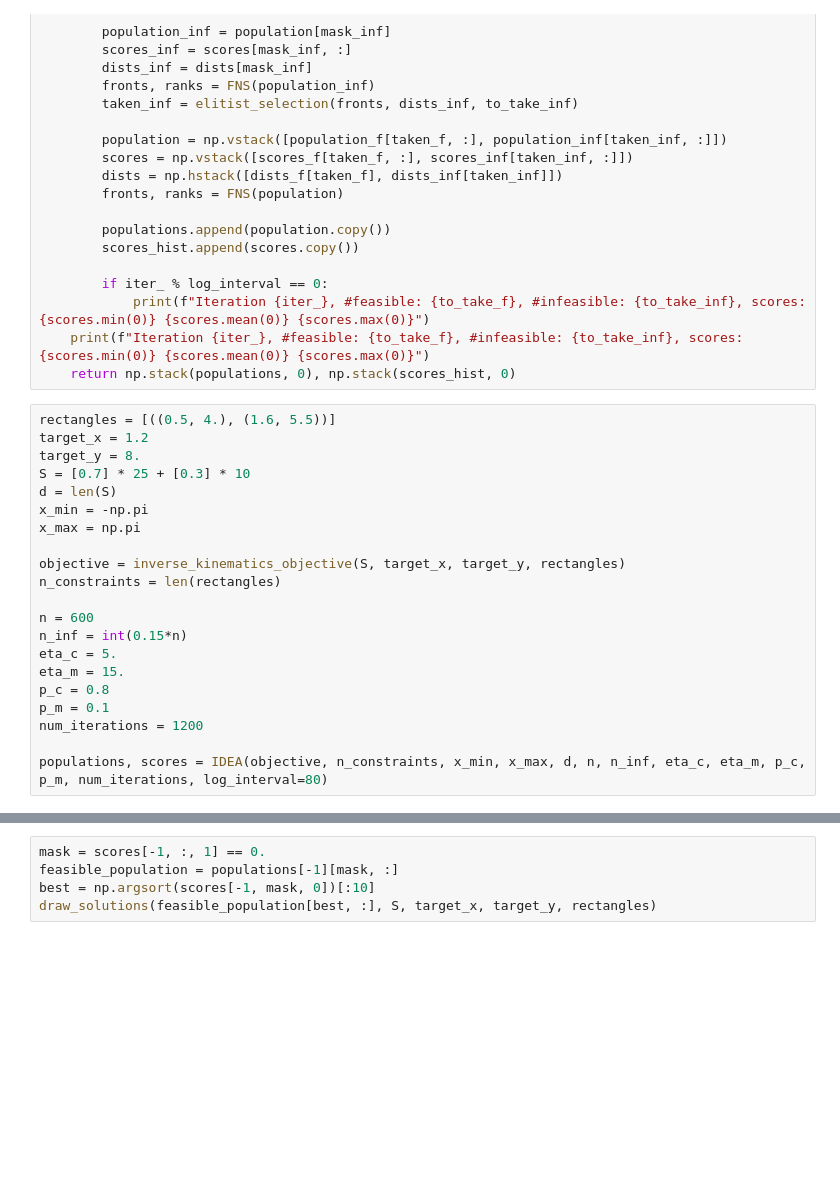
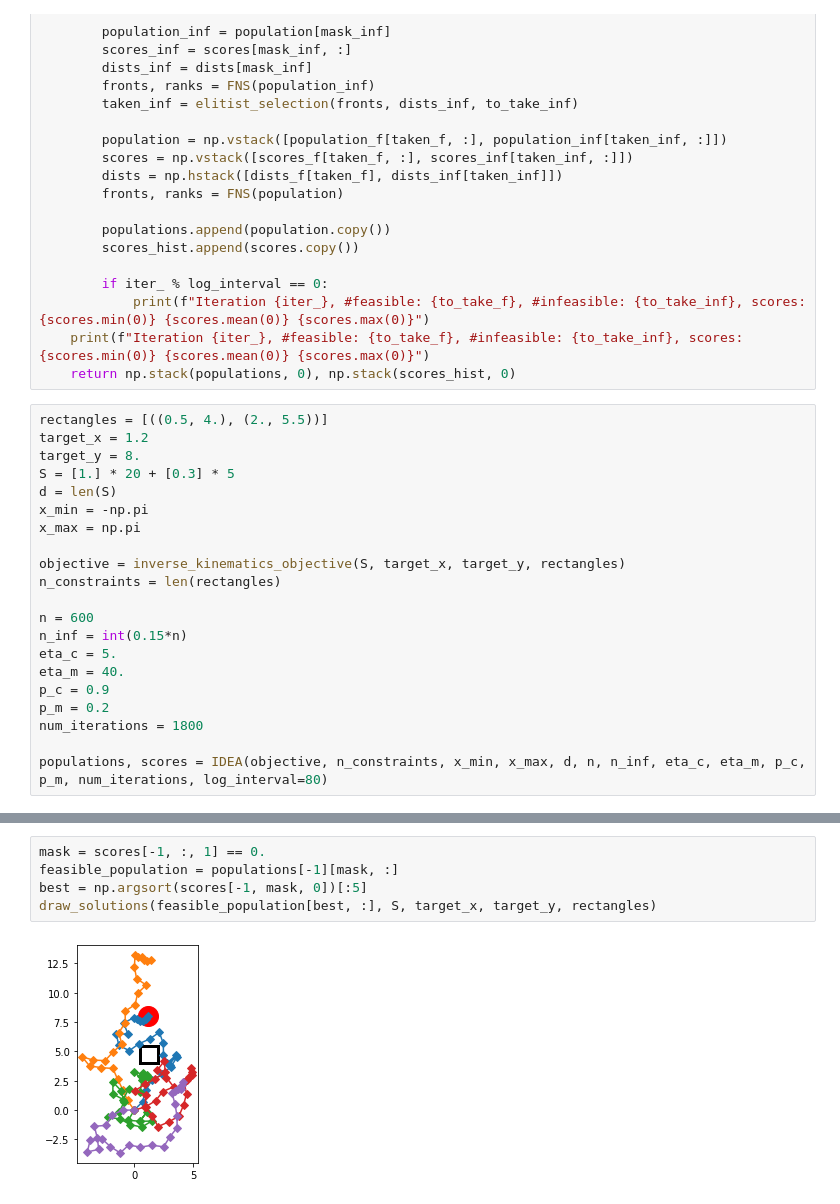
Before and after one commit to JaworWr/Dynamic-inverse-kinematics, a Jupyter notebook: First_experiment.ipynb, the cells around one changed output, grey strips where cells are left out. Cells and saved outputs as stored; diff of their text form; blank space fills up the shorter version.

```diff
--- a/First_experiment.ipynb
+++ b/First_experiment.ipynb
@@ -298,10 +299,10 @@ def IDEA(objective, n_constraints, x_min, x_max, d, n, n_inf, eta_c, eta_m, p_c,
     print(f"Iteration {iter_}, #feasible: {to_take_f}, #infeasible: {to_take_inf}, scores: {scores.min(0)} {scores.mean(0)} {scores.max(0)}")
     return np.stack(populations, 0), np.stack(scores_hist, 0)
 # %%
-rectangles = [((0.5, 4.), (1.6, 5.5))]
+rectangles = [((0.5, 4.), (2., 5.5))]
 target_x = 1.2
 target_y = 8.
-S = [0.7] * 25 + [0.3] * 10
+S = [1.] * 20 + [0.3] * 5
 d = len(S)
 x_min = -np.pi
 x_max = np.pi
@@ -312,10 +313,10 @@ n_constraints = len(rectangles)
 n = 600
 n_inf = int(0.15*n)
 eta_c = 5.
-eta_m = 15.
-p_c = 0.8
-p_m = 0.1
-num_iterations = 1200
+eta_m = 40.
+p_c = 0.9
+p_m = 0.2
+num_iterations = 1800
 
 populations, scores = IDEA(objective, n_constraints, x_min, x_max, d, n, n_inf, eta_c, eta_m, p_c, p_m, num_iterations, log_interval=80)
 # %% [output]
@@ -336,8 +345,10 @@ scores[-1, scores[-1, :, 1] == 0., 0].min()
 # %%
 mask = scores[-1, :, 1] == 0.
 feasible_population = populations[-1][mask, :]
-best = np.argsort(scores[-1, mask, 0])[:10]
+best = np.argsort(scores[-1, mask, 0])[:5]
 draw_solutions(feasible_population[best, :], S, target_x, target_y, rectangles)
+# %% [output]
+[figure, added]
 # %%
 mask = scores[-1, :, 1] > 0.
 feasible_population = populations[-1][mask, :]
```
Also changed, not shown: parts of 6 cells of this notebook.
